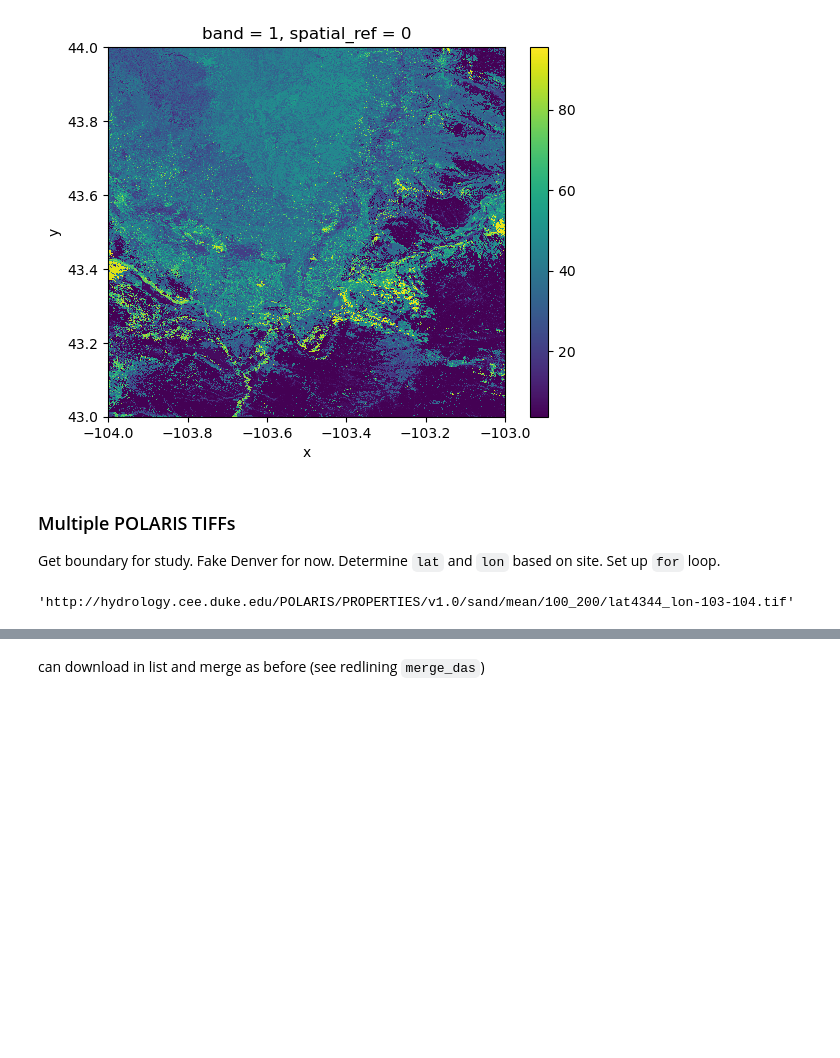
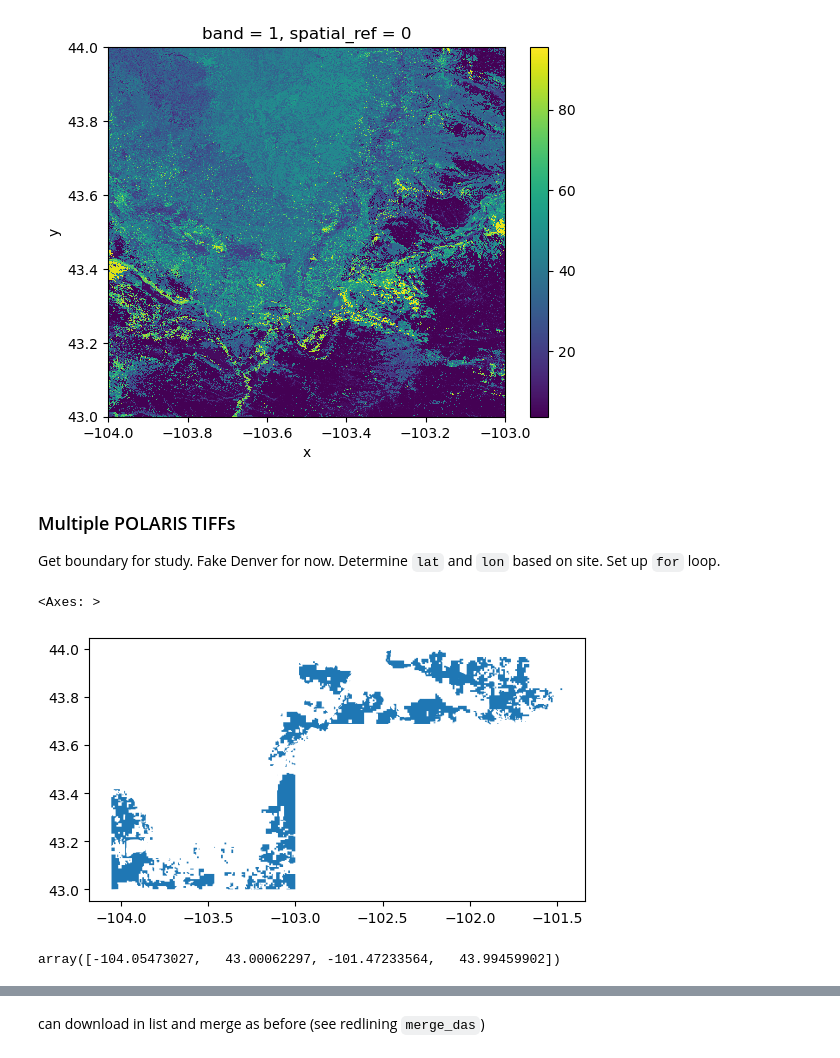
Before and after one commit to byandell-envsys/habitatSuitability, a Jupyter notebook: 2_1_download_model_vars.ipynb, the cells around one changed output, grey strips where cells are left out. Drawn from its saved outputs; the diff is of its cells as text; code cells hidden in the pictures; blank space fills up the shorter version.

```diff
--- a/2_1_download_model_vars.ipynb
+++ b/2_1_download_model_vars.ipynb
@@ -106,12 +96,11 @@ denver_gdf.plot()
-# %%
-soil_url_template = (
-    "http://hydrology.cee.duke.edu/POLARIS/PROPERTIES/v1.0/"
-    "sand/"
-    "mean/"
-    "100_200/"
-    "lat{min_lat}{max_lat}_lon{min_lon}{max_lon}.tif"
-)
-soil_url_template.format(min_lat = 43, max_lat = 44, min_lon = -103, max_lon = -104)
-# %% [output]
-'http://hydrology.cee.duke.edu/POLARIS/PROPERTIES/v1.0/sand/mean/100_200/lat4344_lon-103-104.tif'
+# %%
+%store -r buffalo_gdf
+buffalo_gdf.plot()
+# %% [output]
+<Axes: >
+[figure, added]
+# %%
+buffalo_gdf.total_bounds
+# %% [output]
+array([-104.05473027,   43.00062297, -101.47233564,   43.99459902])
 # %%
```
Also changed, not shown: parts of 5 cells of this notebook, 1 other file.
